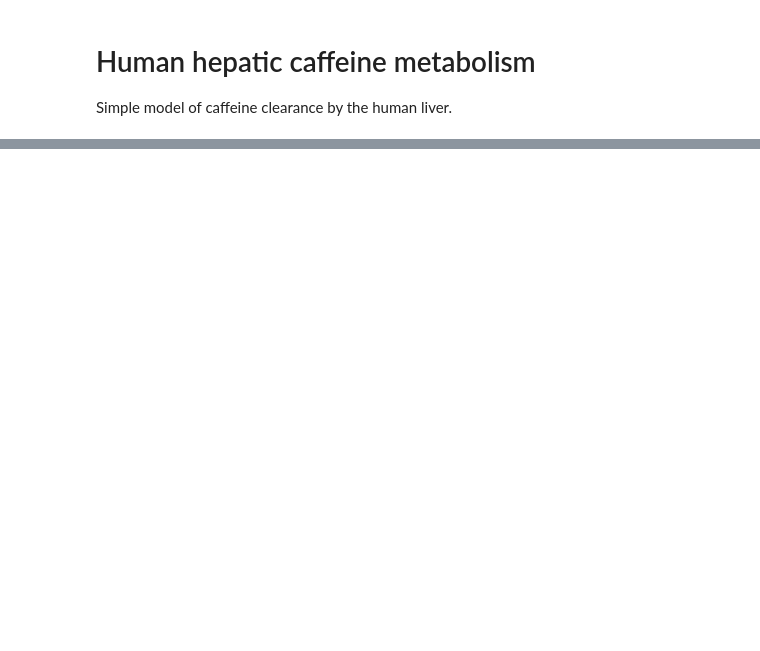
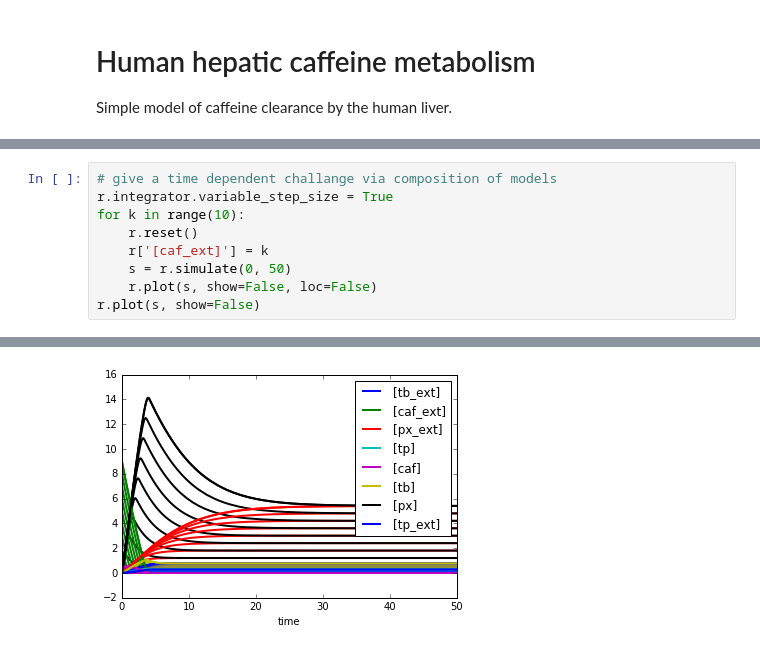
Before and after one commit to jingyayeah/multiscale-galactose, a Jupyter notebook: python/multiscalepy/multiscale/examples/models/caffeine/Hepatic_caffeine.ipynb, the cells around one changed output, grey strips where cells are left out. Saved outputs shown, nothing was run; the diff lists cells and outputs as text; blank space fills up the shorter version.

```diff
--- a/python/multiscalepy/multiscale/examples/models/caffeine/Hepatic_caffeine.ipynb
+++ b/python/multiscalepy/multiscale/examples/models/caffeine/Hepatic_caffeine.ipynb
@@ -38,0 +20,10 @@ r.plot(s)
+# %%
+# give a time dependent challange via composition of models
+r.integrator.variable_step_size = True
+for k in range(10):
+    r.reset()
+    r['[caf_ext]'] = k
+    s = r.simulate(0, 50)
+    r.plot(s, show=False, loc=False)
+r.plot(s, show=False)
+# %% [output]
@@ -38,0 +31 @@ r.plot(s)
+[figure, added]
```
Also changed, not shown: parts of 8 cells of this notebook, 4 other files.
